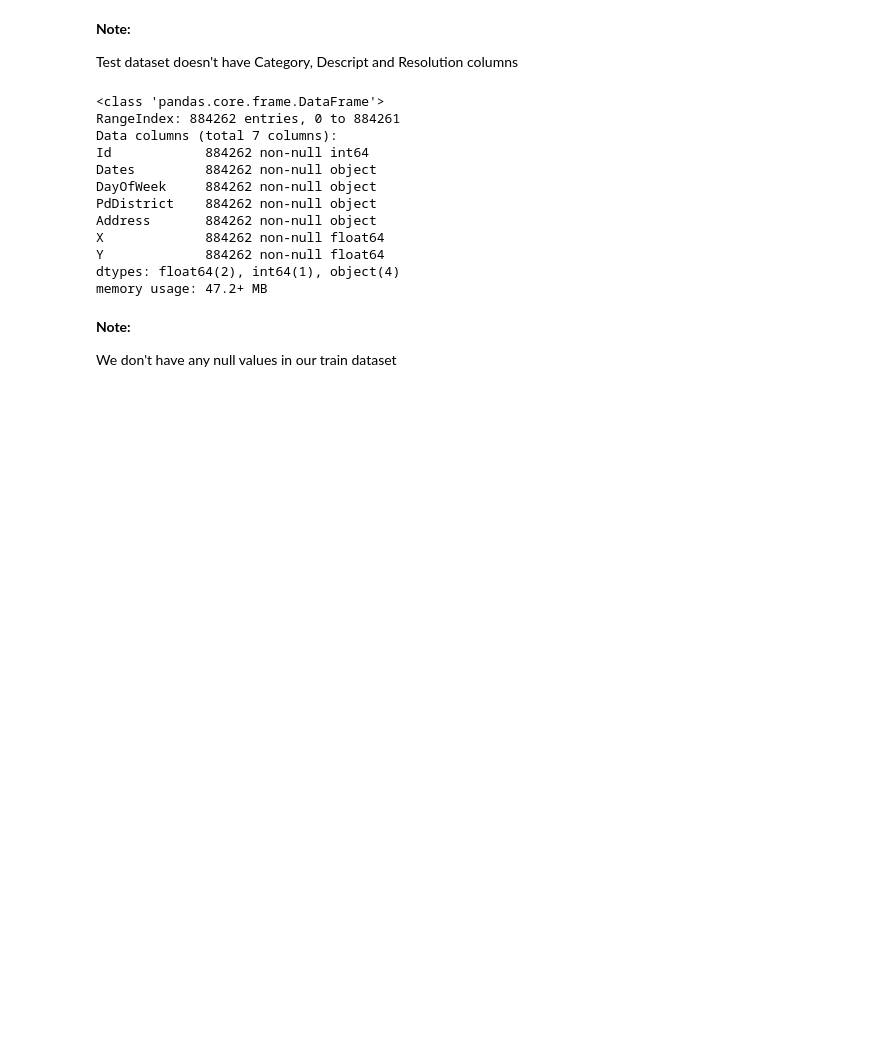
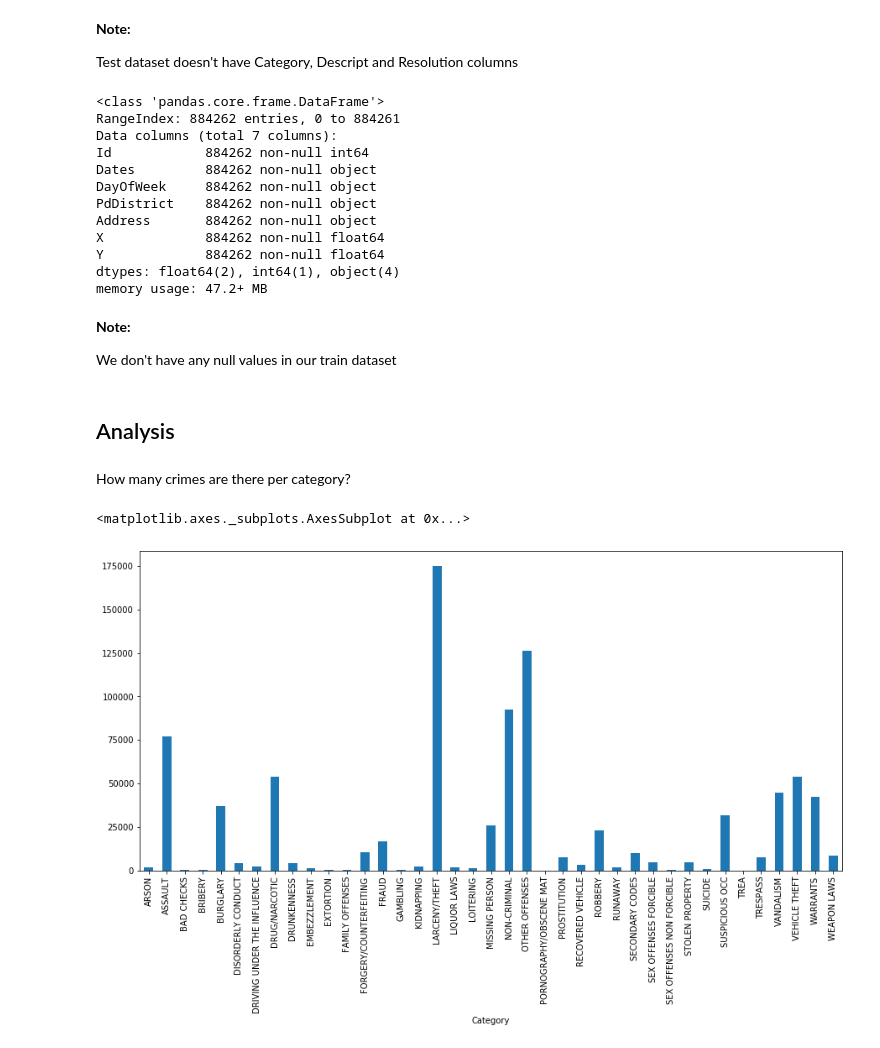
Before and after one commit to Frustrado/Crime-Classification, a Jupyter notebook: SF_crimes_analysis.ipynb, the cells around one changed output. Cells and saved outputs as stored; diff of their text form; code cells hidden in the pictures; blank space fills up the shorter version.

Commit message:
Basic analysis

```diff
--- a/SF_crimes_analysis.ipynb
+++ b/SF_crimes_analysis.ipynb
@@ -116,3 +121,13 @@ memory usage: 47.2+ MB
 **Note:**
 
 We don't have any null values in our train dataset
+# %% [markdown]
+## Analysis
+# %% [markdown]
+How many crimes are there per category?
+# %%
+df_category = train_df.groupby(['Category'])['Dates'].count()
+df_category.plot(kind='bar',figsize=(15,7))
+# %% [output]
+<matplotlib.axes._subplots.AxesSubplot at 0x...>
+[figure, added]
```
Also changed, not shown: parts of 9 cells of this notebook.
